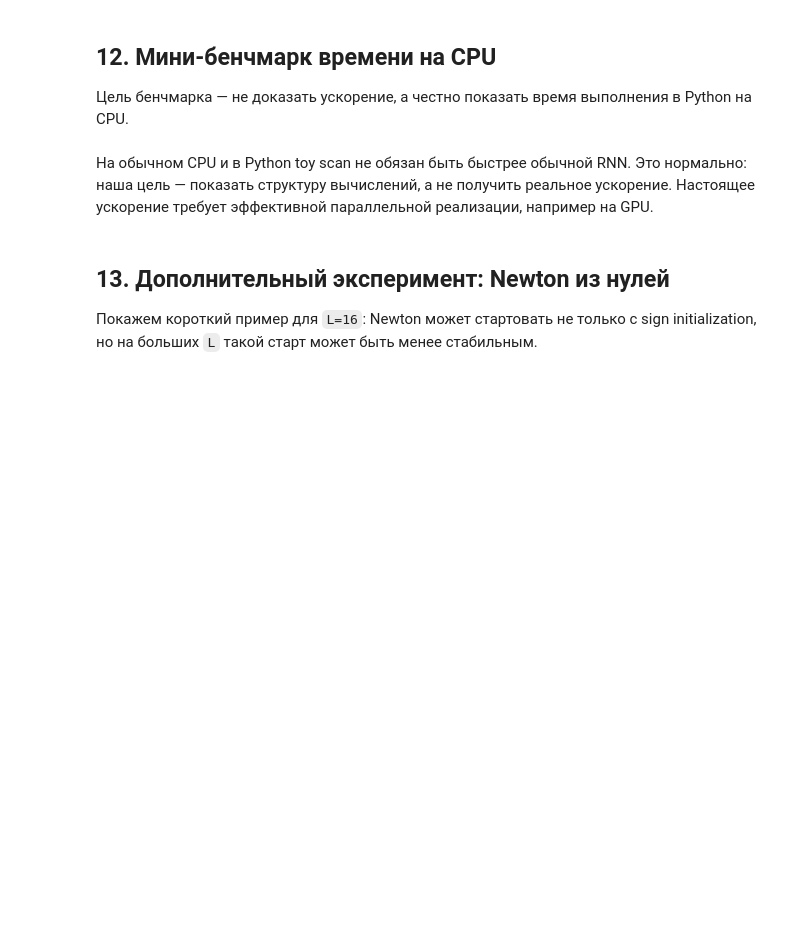
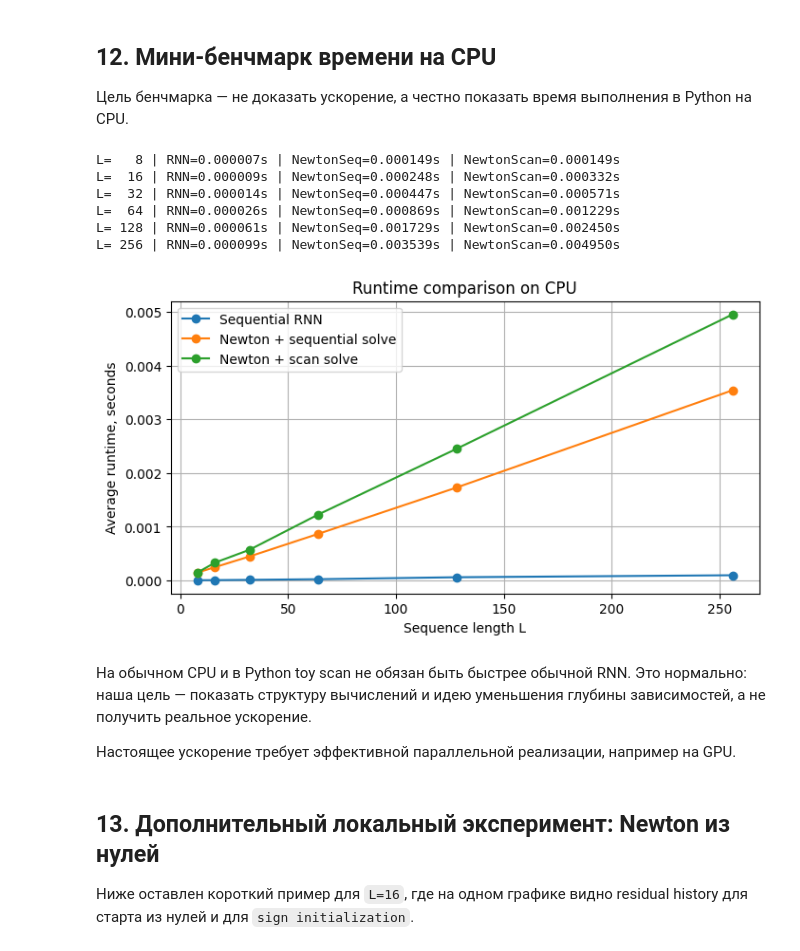
Before and after one commit to dedbin/toy-rnn, a Jupyter notebook: toy_pararnn_parity_mvp.ipynb, the cells around one changed output. Cells and saved outputs as stored; diff of their text form; code cells hidden in the pictures; blank space fills up the shorter version.

```diff
--- a/toy_pararnn_parity_mvp.ipynb
+++ b/toy_pararnn_parity_mvp.ipynb
@@ -834,6 +963,7 @@ def benchmark_methods(
     lengths: list[int],
     repeats: int = 3,
     seed: int = 0,
+    alpha: float = ALPHA,
 ) -> dict:
     """
     Для каждой длины L сравнивает время:
@@ -853,11 +983,12 @@ def benchmark_methods(
     for L in lengths:
         x = generate_sequence(L, seed=seed + L)
 
-        t_rnn = time_function(lambda: sequential_rnn(x), repeats=repeats)
+        t_rnn = time_function(lambda: sequential_rnn(x, alpha=alpha), repeats=repeats)
 
         t_newton_seq = time_function(
             lambda: newton_solver(
                 x,
+                alpha=alpha,
                 init_mode="sign",
                 linear_solver="sequential",
                 max_iter=20,
@@ -869,6 +1000,7 @@ def benchmark_methods(
         t_newton_scan = time_function(
             lambda: newton_solver(
                 x,
+                alpha=alpha,
                 init_mode="sign",
                 linear_solver="scan",
                 max_iter=20,
@@ -881,44 +1013,55 @@ def benchmark_methods(
         results["sequential_rnn"].append(t_rnn)
         results["newton_seq"].append(t_newton_seq)
         results["newton_scan"].append(t_newton_scan)
 
         print(
             f"L={L:4d} | "
             f"RNN={t_rnn:.6f}s | "
             f"NewtonSeq={t_newton_seq:.6f}s | "
             f"NewtonScan={t_newton_scan:.6f}s"
         )
 
     return results
 
 
-def plot_benchmark_results(results: dict) -> None:
+def plot_benchmark_results(results: dict, save_path: Path | None = None) -> None:
     L = results["L"]
 
     plt.figure(figsize=(8, 4))
     plt.plot(L, results["sequential_rnn"], marker="o", label="Sequential RNN")
     plt.plot(L, results["newton_seq"], marker="o", label="Newton + sequential solve")
     plt.plot(L, results["newton_scan"], marker="o", label="Newton + scan solve")
     plt.xlabel("Sequence length L")
     plt.ylabel("Average runtime, seconds")
     plt.title("Runtime comparison on CPU")
     plt.grid(True)
     plt.legend()
+
+    if save_path is not None:
+        plt.savefig(save_path, dpi=150, bbox_inches="tight")
+
     plt.show()
 
 
 lengths_bench = [8, 16, 32, 64, 128, 256]
 bench_results = benchmark_methods(lengths_bench, repeats=3, seed=123)
-plot_benchmark_results(bench_results)
+plot_benchmark_results(bench_results, save_path=RESULTS_DIR / "runtime_vs_length.png")
+# %% [output]
+L=   8 | RNN=0.000007s | NewtonSeq=0.000149s | NewtonScan=0.000149s
+L=  16 | RNN=0.000009s | NewtonSeq=0.000248s | NewtonScan=0.000332s
+L=  32 | RNN=0.000014s | NewtonSeq=0.000447s | NewtonScan=0.000571s
+L=  64 | RNN=0.000026s | NewtonSeq=0.000869s | NewtonScan=0.001229s
+L= 128 | RNN=0.000061s | NewtonSeq=0.001729s | NewtonScan=0.002450s
+L= 256 | RNN=0.000099s | NewtonSeq=0.003539s | NewtonScan=0.004950s
+[figure, added]
 # %% [markdown]
-На обычном CPU и в Python toy scan не обязан быть быстрее обычной RNN.
-Это нормально: наша цель — показать структуру вычислений, а не получить реальное ускорение.
+На обычном CPU и в Python toy scan не обязан быть быстрее обычной RNN. Это нормально: наша цель — показать структуру вычислений и идею уменьшения глубины зависимостей, а не получить реальное ускорение.
+
 Настоящее ускорение требует эффективной параллельной реализации, например на GPU.
 # %% [markdown]
-## 13. Дополнительный эксперимент: Newton из нулей
+## 13. Дополнительный локальный эксперимент: Newton из нулей
 
-Покажем короткий пример для `L=16`: Newton может стартовать не только с sign initialization,
-но на больших `L` такой старт может быть менее стабильным.
+Ниже оставлен короткий пример для `L=16`, где на одном графике видно residual history для старта из нулей и для `sign initialization`.
 # %%
 x_small = generate_sequence(seq_len=16, seed=7)
 
```
Also changed, not shown: parts of 25 cells of this notebook, 11 other files.
